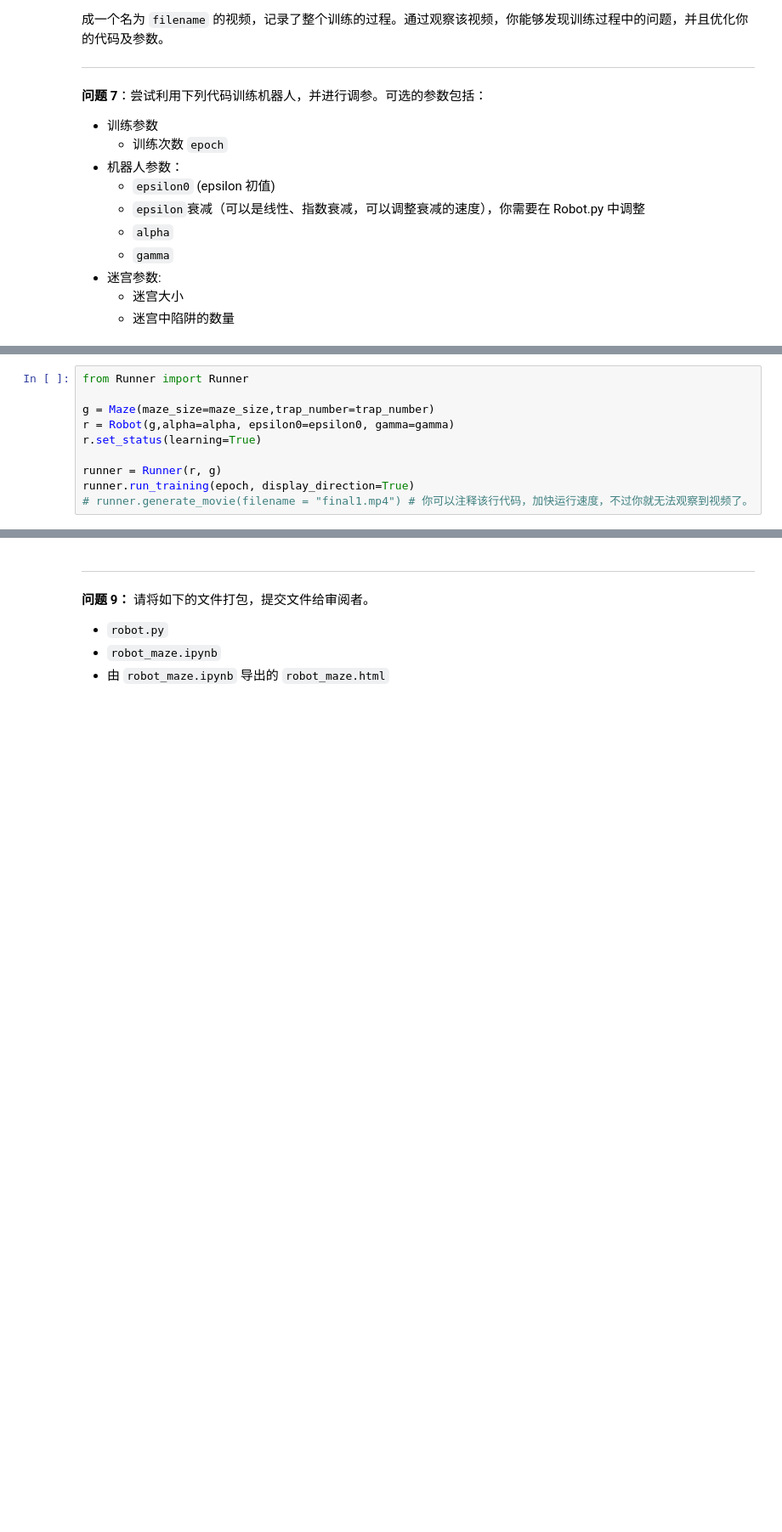
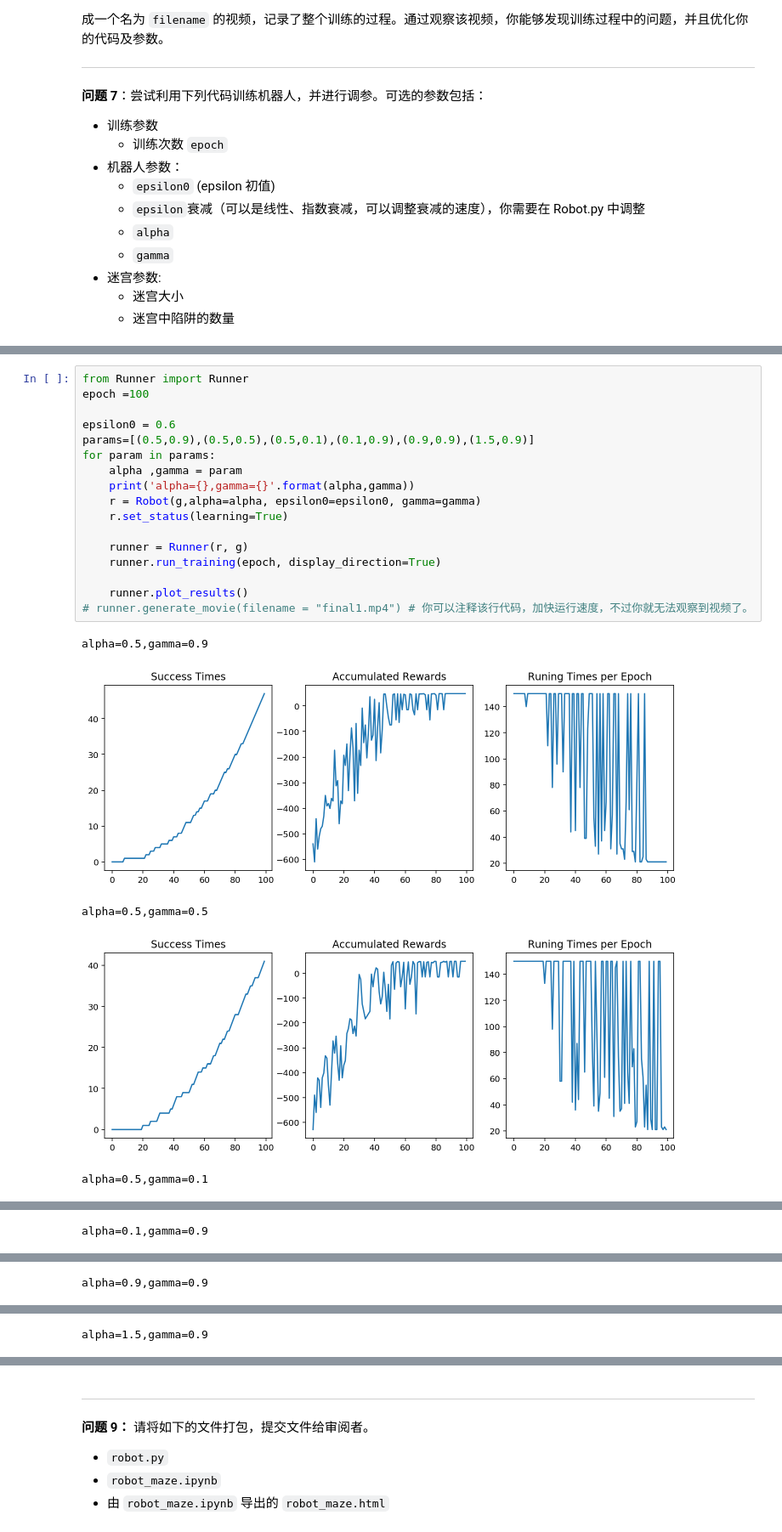
Before and after one commit to snhua/machine-learning-advance, a Jupyter notebook: qlearning_maze/robot_maze.ipynb, the cells around one changed output, grey strips where cells are left out. Shown at 85% size. Drawn from its saved outputs; the diff is of its cells as text; blank space fills up the shorter version.

```diff
--- a/qlearning_maze/robot_maze.ipynb
+++ b/qlearning_maze/robot_maze.ipynb
@@ -248,10 +258,23 @@ trap_number = 2
 # %%
 from Runner import Runner
+epoch =100
 
-g = Maze(maze_size=maze_size,trap_number=trap_number)
-r = Robot(g,alpha=alpha, epsilon0=epsilon0, gamma=gamma)
-r.set_status(learning=True)
+epsilon0 = 0.6
+params=[(0.5,0.9),(0.5,0.5),(0.5,0.1),(0.1,0.9),(0.9,0.9),(1.5,0.9)]
+for param in params:
+    alpha ,gamma = param
+    print('alpha={},gamma={}'.format(alpha,gamma))
+    r = Robot(g,alpha=alpha, epsilon0=epsilon0, gamma=gamma)
+    r.set_status(learning=True)
 
-runner = Runner(r, g)
-runner.run_training(epoch, display_direction=True)
+    runner = Runner(r, g)
+    runner.run_training(epoch, display_direction=True)
+
+    runner.plot_results()
 # runner.generate_movie(filename = "final1.mp4") # 你可以注释该行代码，加快运行速度，不过你就无法观察到视频了。
+# %% [output]
+alpha=0.5,gamma=0.9
+[figure, added]
+alpha=0.5,gamma=0.5
+[figure, added]
+alpha=0.5,gamma=0.1
@@ -257,0 +282 @@ runner.run_training(epoch, display_direction=True)
+alpha=0.1,gamma=0.9
@@ -257,0 +284 @@ runner.run_training(epoch, display_direction=True)
+alpha=0.9,gamma=0.9
@@ -257,0 +286 @@ runner.run_training(epoch, display_direction=True)
+alpha=1.5,gamma=0.9
```
Also changed, not shown: parts of 13 cells of this notebook, 2 other files.
